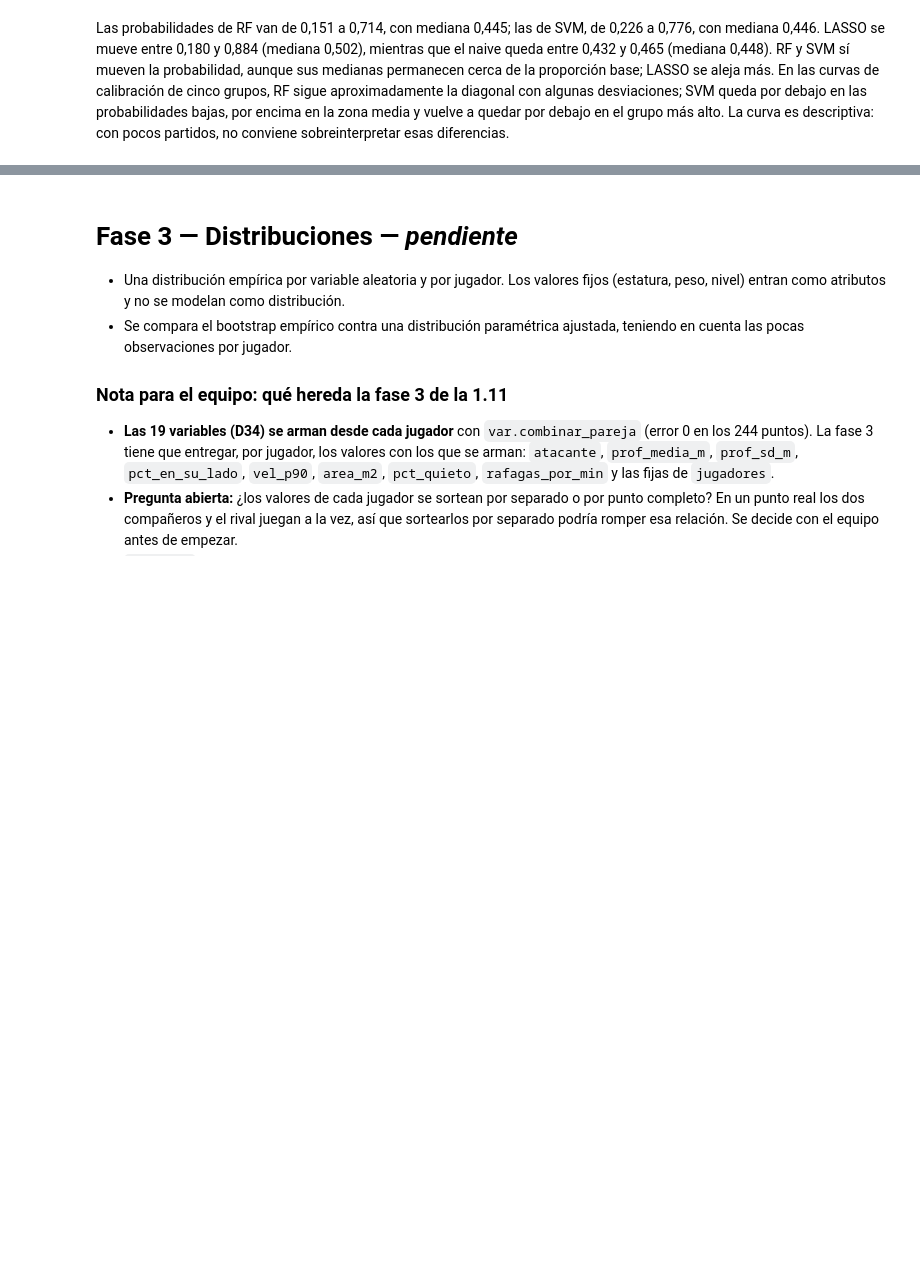
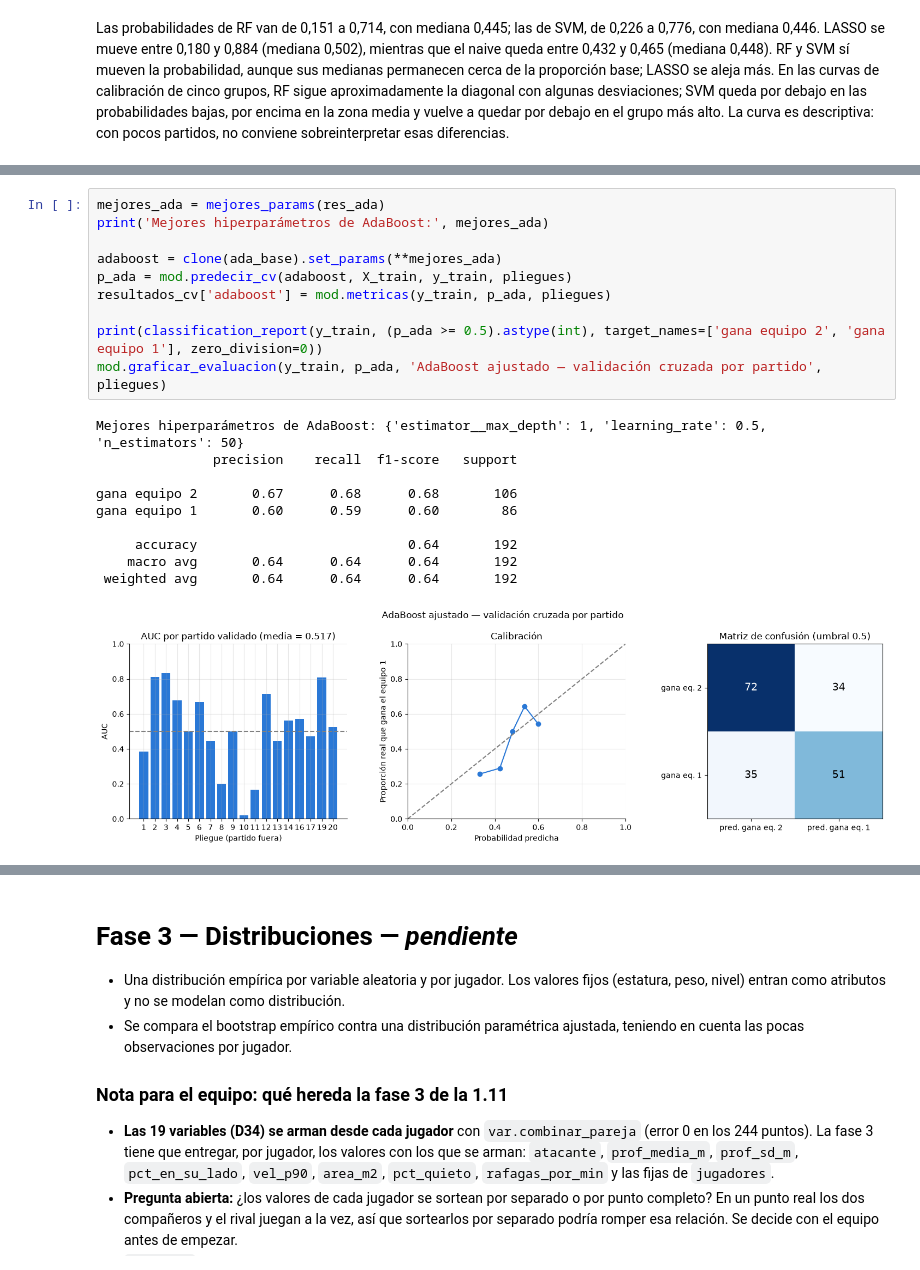
Before and after one commit to juanjocamposv/Proyecto_final_analitica, a Jupyter notebook: notebooks/Proyecto_Parejas_Padel.ipynb, the cells around one changed output, grey strips where cells are left out. Drawn from its saved outputs; the diff is of its cells as text; blank space fills up the shorter version.

```diff
--- a/notebooks/Proyecto_Parejas_Padel.ipynb
+++ b/notebooks/Proyecto_Parejas_Padel.ipynb
@@ -2424,0 +2605,21 @@ Para la 2.7, RF, LASSO y SVM-LASSO son candidatos, aunque sus errores son muy pa
+# %%
+mejores_ada = mejores_params(res_ada)
+print('Mejores hiperparámetros de AdaBoost:', mejores_ada)
+
+adaboost = clone(ada_base).set_params(**mejores_ada)
+p_ada = mod.predecir_cv(adaboost, X_train, y_train, pliegues)
+resultados_cv['adaboost'] = mod.metricas(y_train, p_ada, pliegues)
+
+print(classification_report(y_train, (p_ada >= 0.5).astype(int), target_names=['gana equipo 2', 'gana equipo 1'], zero_division=0))
+mod.graficar_evaluacion(y_train, p_ada, 'AdaBoost ajustado — validación cruzada por partido', pliegues)
+# %% [output]
+Mejores hiperparámetros de AdaBoost: {'estimator__max_depth': 1, 'learning_rate': 0.5, 'n_estimators': 50}
+               precision    recall  f1-score   support
+
+gana equipo 2       0.67      0.68      0.68       106
+gana equipo 1       0.60      0.59      0.60        86
+
+     accuracy                           0.64       192
+    macro avg       0.64      0.64      0.64       192
+ weighted avg       0.64      0.64      0.64       192
+[figure, added]
```
Also changed, not shown: parts of 61 cells of this notebook, 3 other files.
